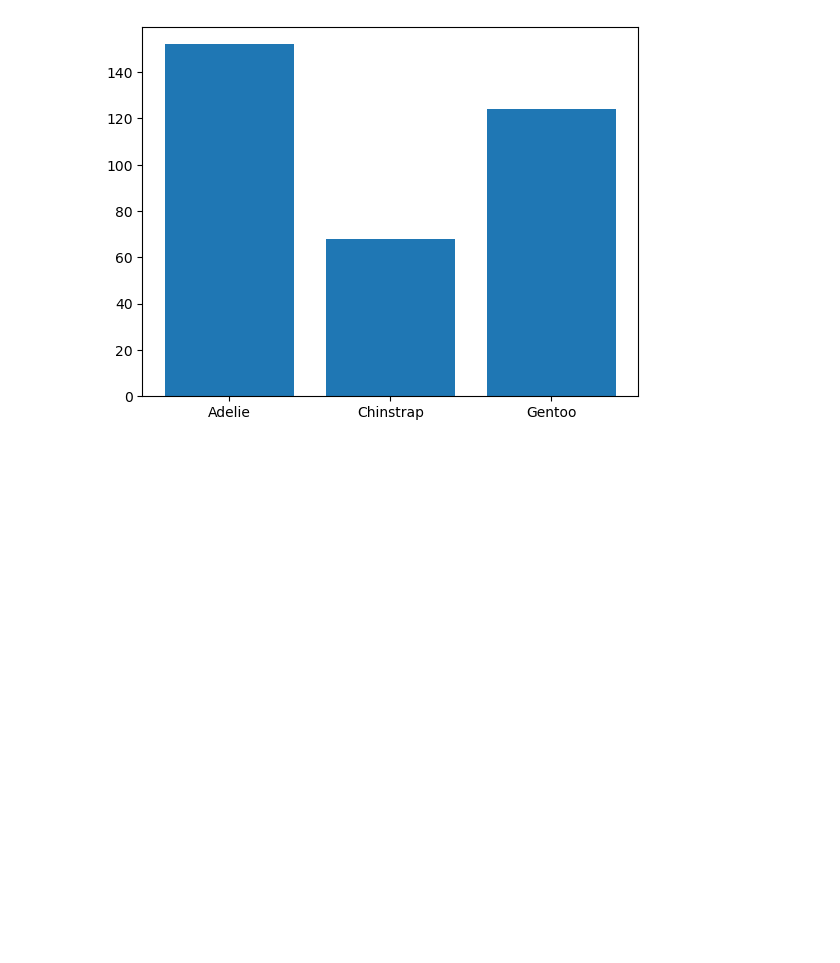
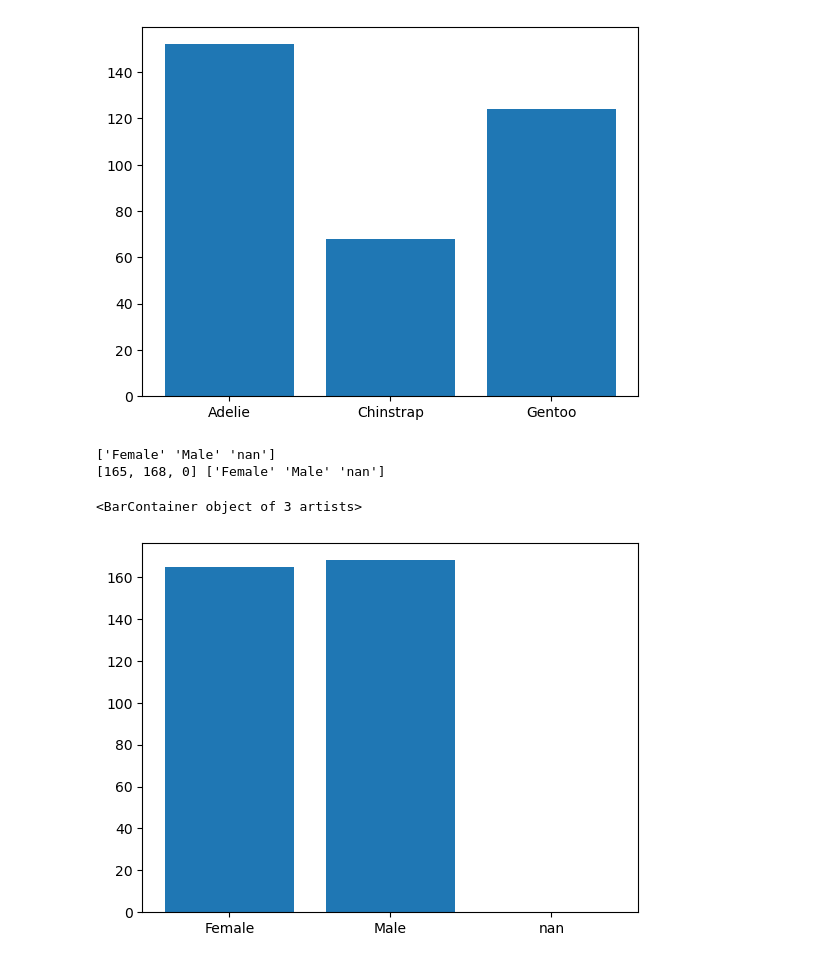
Before and after one commit to PeeBs68/mywork, a Jupyter notebook: penguins_temp.ipynb, the cells around one changed output. Drawn from its saved outputs; the diff is of its cells as text; code cells hidden in the pictures; blank space fills up the shorter version.

```diff
--- a/penguins_temp.ipynb
+++ b/penguins_temp.ipynb
@@ -88,3 +88,38 @@ plt.show
 [152, 68, 124] ['Adelie' 'Chinstrap' 'Gentoo']
 <function matplotlib.pyplot.show(close=None, block=None)>
 [figure]
+# %%
+sex_l = []
+for x in df['sex']:
+    sex_l.append(x)
+
+#species_l
+
+#species_count = species_l.count('Gentoo')
+#print(species_count)
+
+#Sort the list before creating the histogram
+#species_l.sort()
+#Add title and labels
+#plt.title("Sepal Length")
+#plt.xlabel("Length (cm)")
+#plt.ylabel("Frequency")
+#plt.show()
+
+temp_sex=np.unique(sex_l)
+print (temp_sex)
+
+freq_list2 = []
+for x in temp_sex:
+    freq_list2.append(sex_l.count(x))
+
+#np.unique(species_l, return_counts=True)
+print (freq_list2, temp_sex)
+
+plt.bar(temp_sex, freq_list2)
+#plt.show
+# %% [output]
+['Female' 'Male' 'nan']
+[165, 168, 0] ['Female' 'Male' 'nan']
+<BarContainer object of 3 artists>
+[figure, added]
```
